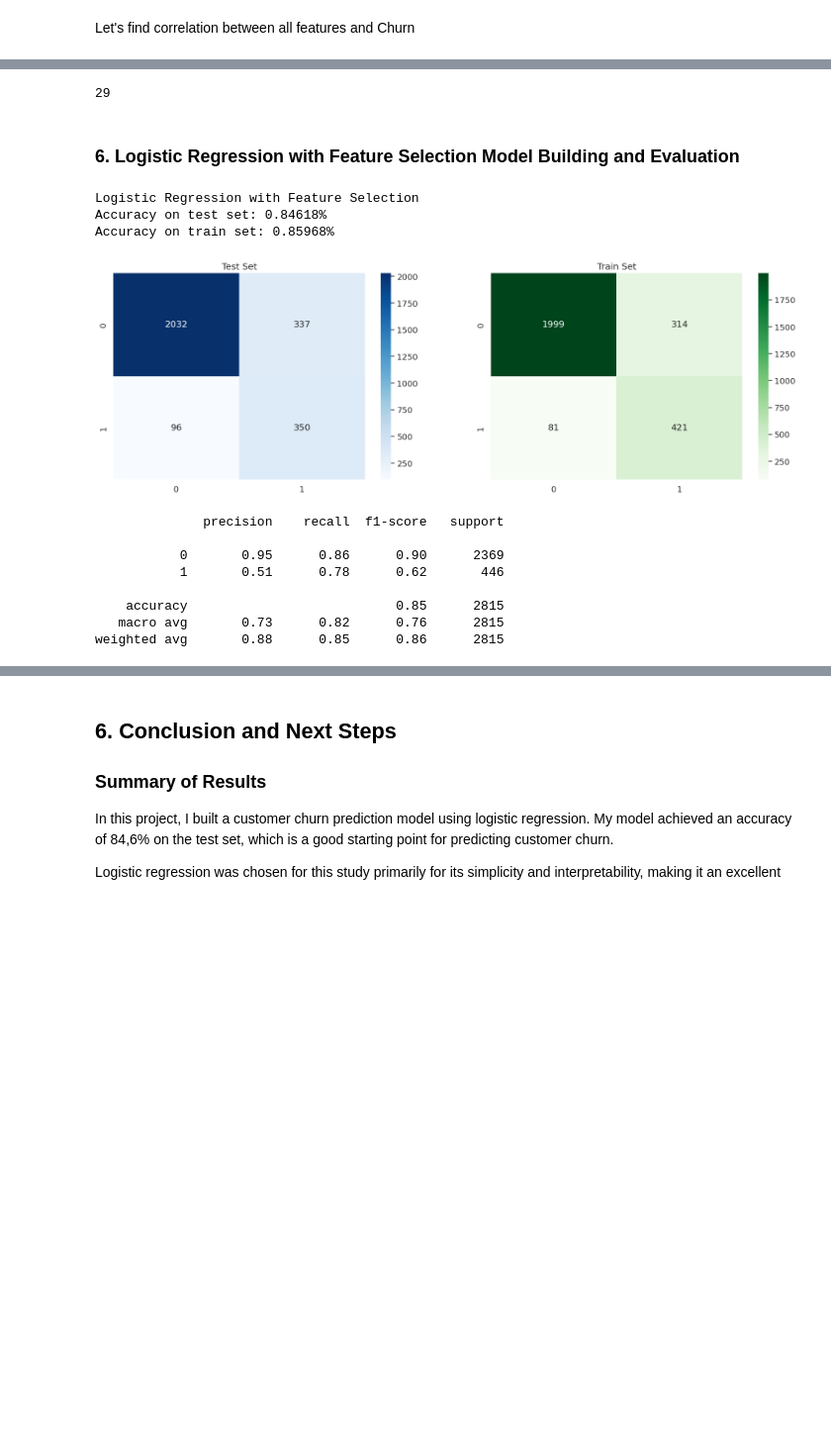
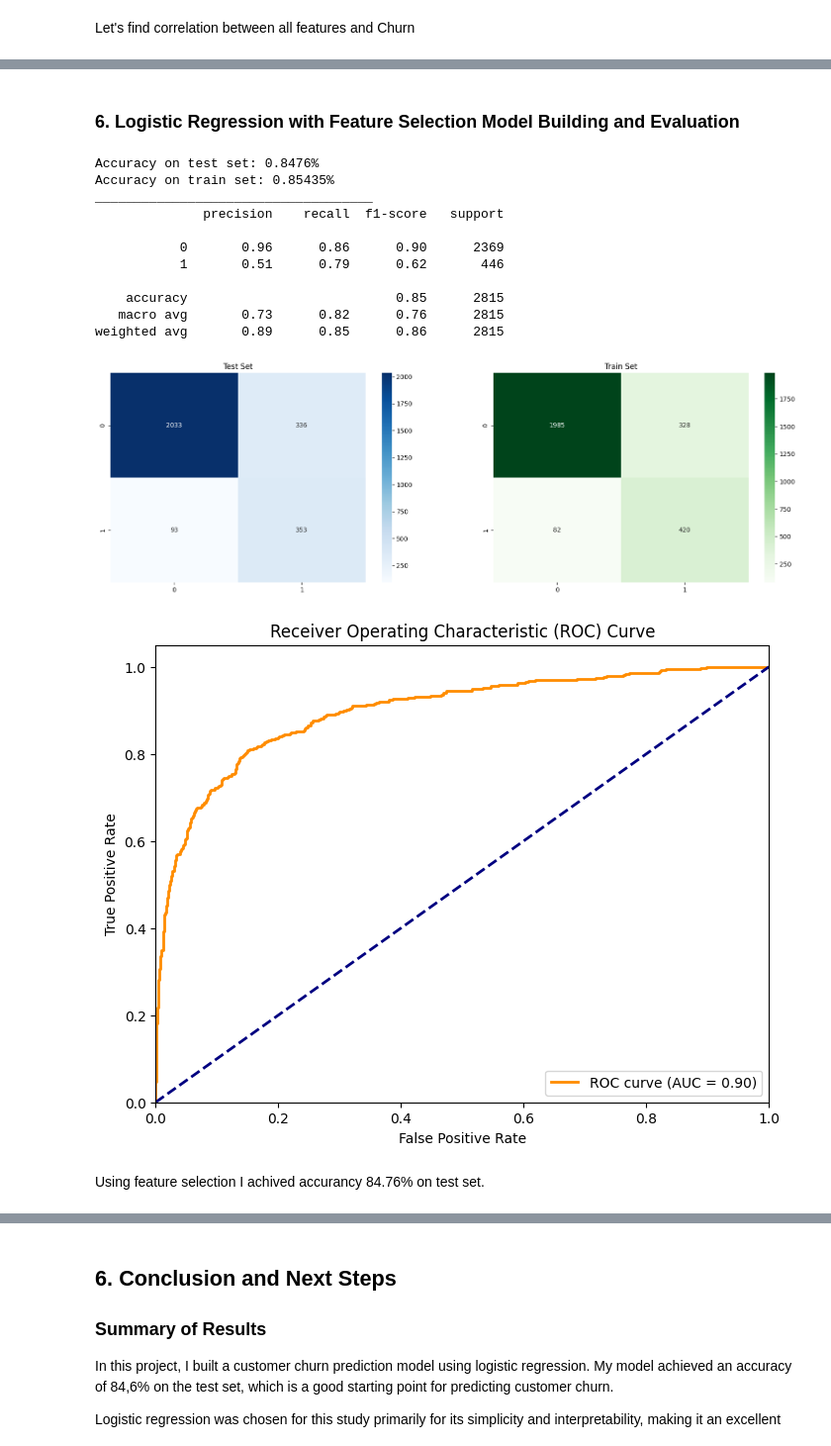
Before and after one commit to maria-snarava/portfolio-ml, a Jupyter notebook: CustomerChurnPrediction.ipynb, the cells around one changed output, grey strips where cells are left out. Shown at 99% size. Cells and saved outputs as stored; diff of their text form; code cells hidden in the pictures; blank space fills up the shorter version.

```diff
--- a/CustomerChurnPrediction.ipynb
+++ b/CustomerChurnPrediction.ipynb
@@ -193,9 +193,14 @@ from sklearn.preprocessing import StandardScaler, OneHotEncoder
 from sklearn.compose import ColumnTransformer
 from sklearn.pipeline import Pipeline
 
-df_X = df.drop(columns=["Churn"])
-num_columns = df_X.select_dtypes(["int64", "float64"]).columns
-pipline_num = Pipeline(steps=[('imputer', SimpleImputer(strategy="median")), ('scaler', StandardScaler())])
+def prepare_data(df):
+    df_X = df.drop(columns=["Churn"])
+    num_columns = df_X.select_dtypes(["int64", "float64"]).columns
+    pipline_num = Pipeline(steps=[('imputer', SimpleImputer(strategy="median")), ('scaler', StandardScaler())])
+
+    return df_X, num_columns, pipline_num
+
+df_X, num_columns, pipline_num = prepare_data(df)
 # %% [markdown]
 Transform categorical data to numerical
 # %%
@@ -366,7 +380,7 @@ df_new_features['tenure_2'] =  df['Tenure'] * df['Tenure']
 df_new_features['tenure_3'] =  df['Tenure'] * df['Tenure'] * df['Tenure']
 df_new_features['cashback_amount_per_month'] = df['CashbackAmount']/ (df['Tenure'] + 1)
 df_new_features['DaySinceLastOrder_2'] = df['DaySinceLastOrder'] * df['DaySinceLastOrder']
-df_new_features['cashback_amount_per_month_2'] = df['cashback_amount_per_month'] * df['cashback_amount_per_month']
+df_new_features['cashback_amount_per_month_2'] = df_new_features['cashback_amount_per_month'] * df_new_features['cashback_amount_per_month']
 # %% [markdown]
 ### Feature selection
 # %% [markdown]
@@ -387,73 +401,48 @@ Text(0.5, 1.0, 'Relation Between Features and target')
-# %%
-df.shape[1]
-# %% [output]
-29
 # %% [markdown]
 ### 6. Logistic Regression with Feature Selection Model Building and Evaluation
 # %%
 # prepare X and y
+
 y = df_new_features["Churn"]
 X = df_new_features.drop(columns=["Churn"])
 num_columns = X.select_dtypes(["int64", "float64"]).columns
 pipline_num = Pipeline(steps=[('imputer', SimpleImputer(strategy="median")), ('scaler', StandardScaler())])
 
 cat_columns = df_new_features.select_dtypes("object").columns
 pipline_cat = Pipeline(steps=[('encoding', OneHotEncoder())])
 
 transformer = ColumnTransformer(
     transformers=[('categorical_col', pipline_cat, cat_columns),
                   ('numerical_col', pipline_num, num_columns)]
     )
 
 test_size = 0.5
 
 # prpeare training and testing data
 X_train, X_test, y_train, y_test = train_test_split(X, Y, test_size=test_size, random_state=42)
 pipeline = ImbPipeline([
           ('transformer', transformer),
           ('resampler', resampler),
           ('classifier', LogisticRegression(max_iter=10_000, random_state=RANDOM_STATE))
       ])
 pipeline.fit(X_train, y_train)
 
-# calculate the testing data accuracy and confusion matix
-y_pred_test = pipeline.predict(X_test)
-#Calculate accuracy
+model_evaluation(pipeline, X_test, y_test)
 
-print("Logistic Regression with Feature Selection")
-print(f"Accuracy on test set: {pipeline.score(X_test, y_test):0.5}%")
-#confusion matrix test Data
-cm_lr_test = confusion_matrix(y_test, y_pred_test)
-
-
-fig, ax =plt.subplots(1, 2, figsize=(20, 6))
-ax[0].set_title('Test Set')
-sns.heatmap(cm_lr_test, annot = True,fmt = 'd', cmap ='Blues', ax=ax[0])
-
-
-#Calculate accuracy
-y_pred = pipeline.predict(X_train)
-print(f"Accuracy on train set: {pipeline.score(X_train, y_train):0.5}%")
-cm_lr = confusion_matrix(y_train, y_pred)
-
-ax[1].set_title('Train Set')
-sns.heatmap(cm_lr,annot = True,fmt = 'd', cmap ='Greens', ax=ax[1])
-
-
-fig.show()
+plot_roc_curve(pipeline, X_test, y_test)
 # %% [output]
-Logistic Regression with Feature Selection
-Accuracy on test set: 0.84618%
-Accuracy on train set: 0.85968%
+Accuracy on test set: 0.8476%
+Accuracy on train set: 0.85435%
+____________________________________
+              precision    recall  f1-score   support
+
+           0       0.96      0.86      0.90      2369
+           1       0.51      0.79      0.62       446
+
+    accuracy                           0.85      2815
+   macro avg       0.73      0.82      0.76      2815
+weighted avg       0.89      0.85      0.86      2815
-[figure, old version]
+[figure, new version]
+[figure, added]
-# %%
-print(classification_report(y_test, y_pred_test))
-# %% [output]
-              precision    recall  f1-score   support
-
-           0       0.95      0.86      0.90      2369
-           1       0.51      0.78      0.62       446
-
-    accuracy                           0.85      2815
-   macro avg       0.73      0.82      0.76      2815
-weighted avg       0.88      0.85      0.86      2815
+# %% [markdown]
+Using feature selection I achived accurancy 84.76% on test set.
```
Also changed, not shown: parts of 12 cells of this notebook.
